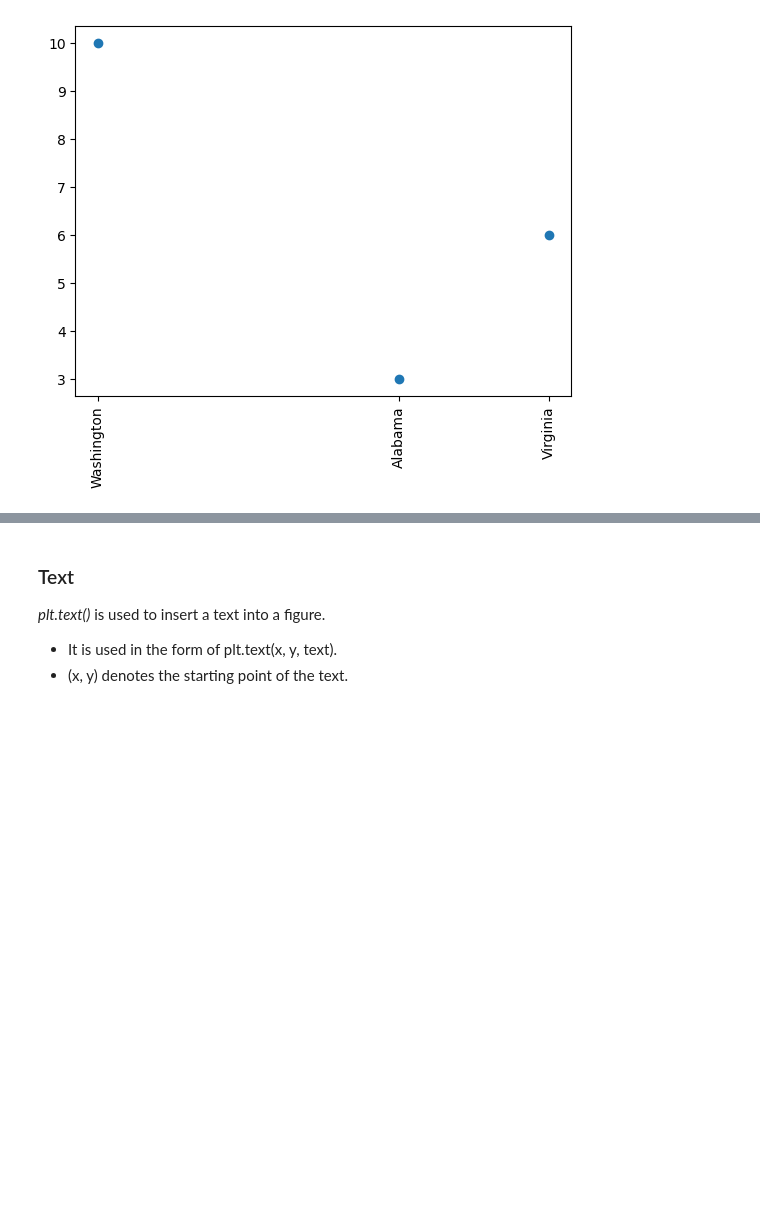
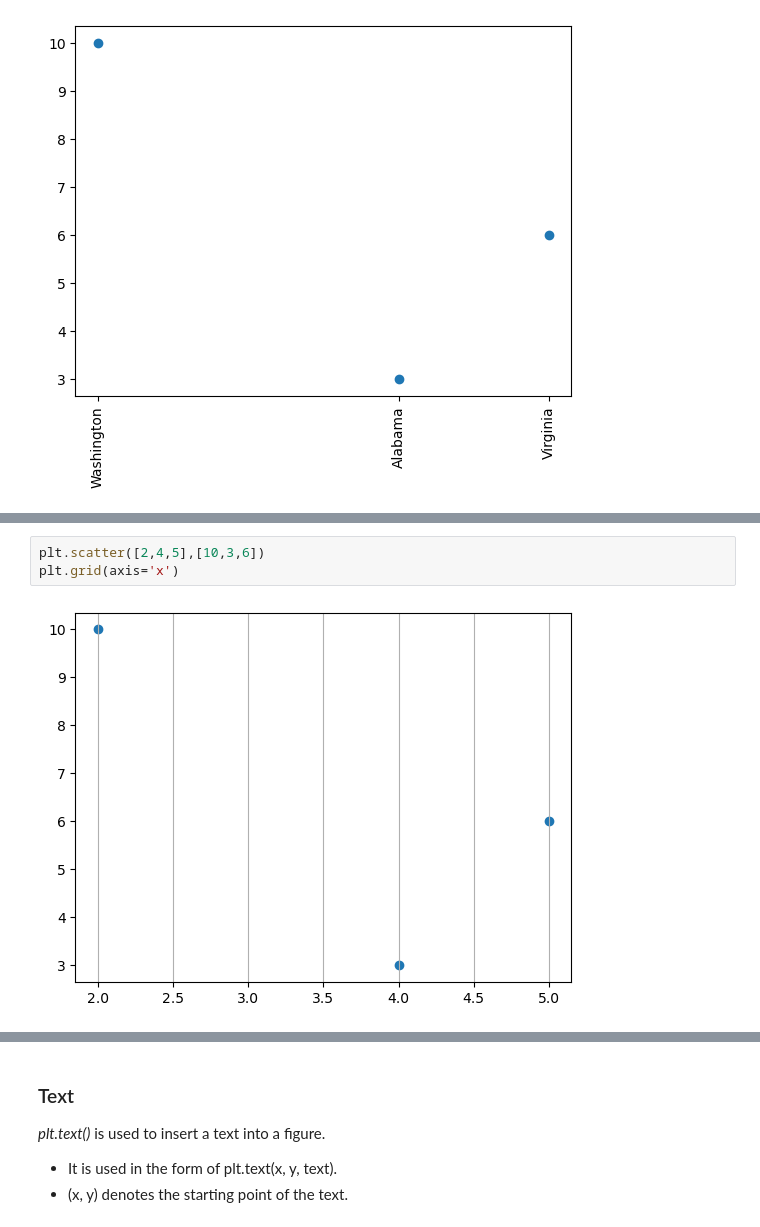
Before and after one commit to datasmp/datasmp.github.io, a Jupyter notebook: _sources/visualization.ipynb, the cells around one changed output, grey strips where cells are left out. Drawn from its saved outputs; the diff is of its cells as text; blank space fills up the shorter version.

```diff
--- a/_sources/visualization.ipynb
+++ b/_sources/visualization.ipynb
@@ -143,0 +155,5 @@ plt.xticks([2,4,5], ['Washington', 'Alabama','Virginia'], rotation=90);
+# %%
+plt.scatter([2,4,5],[10,3,6])
+plt.grid(axis='x')
+# %% [output]
+[figure, added]
```
Also changed, not shown: parts of 3 cells of this notebook, 16 other files.
